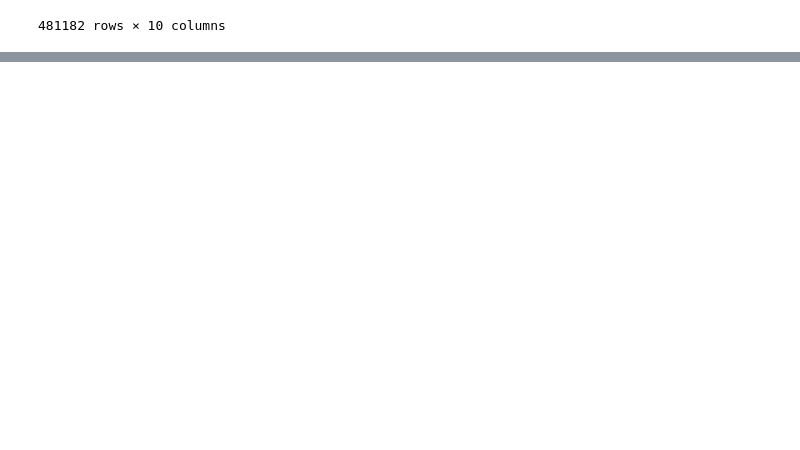
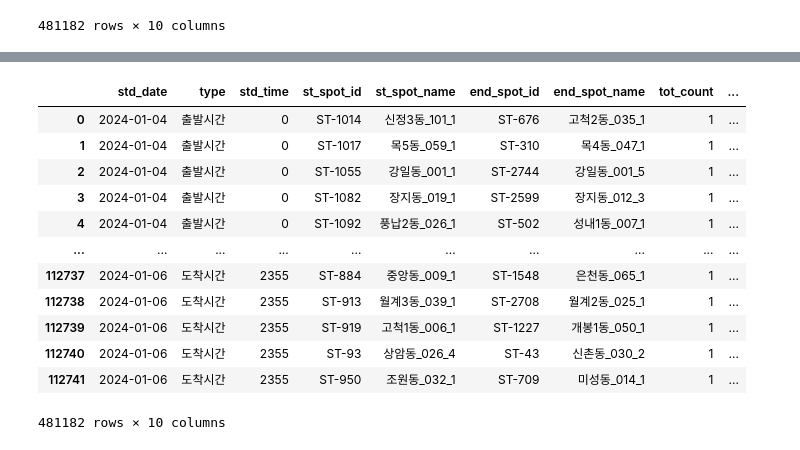
Before and after one commit to HongJeongHwan/KDT_project1_mini, a Jupyter notebook: mini_test.ipynb, the cells around one changed output, grey strips where cells are left out. Cells and saved outputs as stored; diff of their text form; code cells hidden in the pictures; blank space fills up the shorter version.

```diff
--- a/mini_test.ipynb
+++ b/mini_test.ipynb
@@ -178,0 +248,20 @@ TypeError: 'module' object is not callable
+# %%
+# df_master.rename(columns={'위도':'lat','경도':'lon'}, inplace = True)
+df_rent1.rename(columns={'기준_날짜':'std_date','집계_기준':'type','기준_시간대':'std_time','시작_대여소_ID':'st_spot_id',
+                         '시작_대여소명':'st_spot_name','종료_대여소_ID':'end_spot_id','종료_대여소명':'end_spot_name',
+                         '전체_건수':'tot_count','전체_이용_분':'tot_use_min','전체_이용_거리':'tot_dist'}, inplace=True)
+df_rent1
+# %% [output]
+|  | std_date | type | std_time | st_spot_id | st_spot_name | end_spot_id | end_spot_name | tot_count | ... |
+| 0 | 2024-01-04 | 출발시간 | 0 | ST-1014 | 신정3동_101_1 | ST-676 | 고척2동_035_1 | 1 | ... |
+| 1 | 2024-01-04 | 출발시간 | 0 | ST-1017 | 목5동_059_1 | ST-310 | 목4동_047_1 | 1 | ... |
+| 2 | 2024-01-04 | 출발시간 | 0 | ST-1055 | 강일동_001_1 | ST-2744 | 강일동_001_5 | 1 | ... |
+| 3 | 2024-01-04 | 출발시간 | 0 | ST-1082 | 장지동_019_1 | ST-2599 | 장지동_012_3 | 1 | ... |
+| 4 | 2024-01-04 | 출발시간 | 0 | ST-1092 | 풍납2동_026_1 | ST-502 | 성내1동_007_1 | 1 | ... |
+| ... | ... | ... | ... | ... | ... | ... | ... | ... | ... |
+| 112737 | 2024-01-06 | 도착시간 | 2355 | ST-884 | 중앙동_009_1 | ST-1548 | 은천동_065_1 | 1 | ... |
+| 112738 | 2024-01-06 | 도착시간 | 2355 | ST-913 | 월계3동_039_1 | ST-2708 | 월계2동_025_1 | 1 | ... |
+| 112739 | 2024-01-06 | 도착시간 | 2355 | ST-919 | 고척1동_006_1 | ST-1227 | 개봉1동_050_1 | 1 | ... |
+| 112740 | 2024-01-06 | 도착시간 | 2355 | ST-93 | 상암동_026_4 | ST-43 | 신촌동_030_2 | 1 | ... |
+| 112741 | 2024-01-06 | 도착시간 | 2355 | ST-950 | 조원동_032_1 | ST-709 | 미성동_014_1 | 1 | ... |
+481182 rows × 10 columns
```
Also changed, not shown: parts of 6 cells of this notebook, 1 other file.
